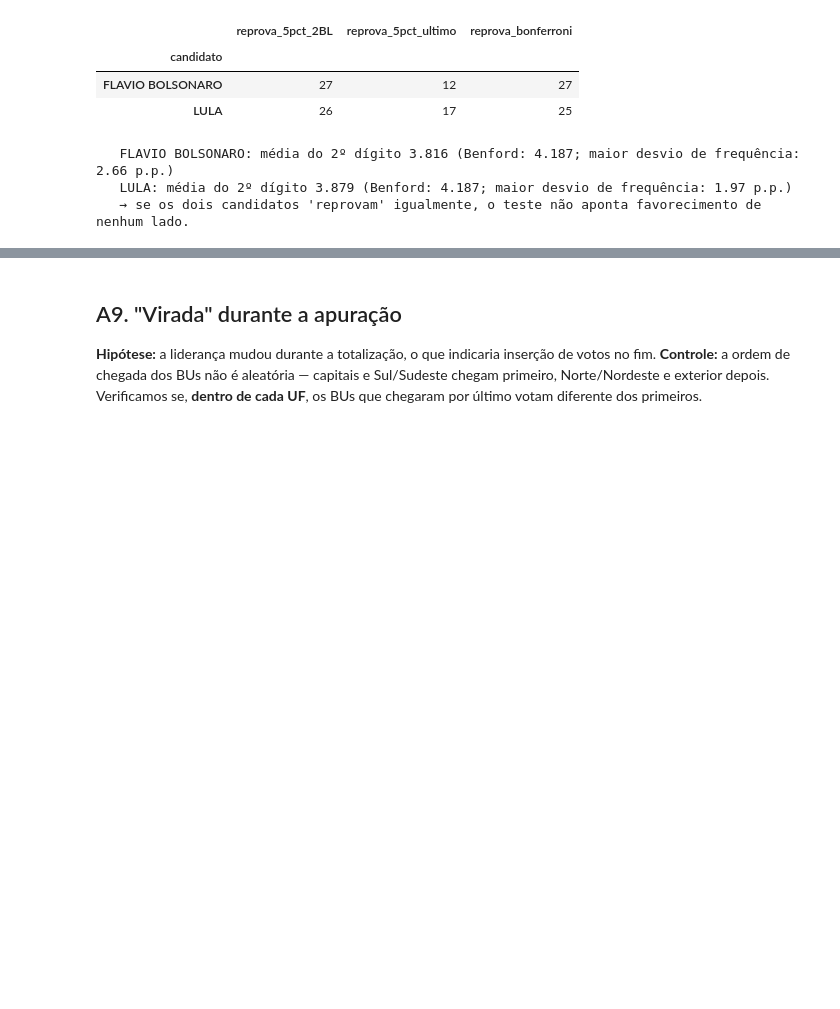
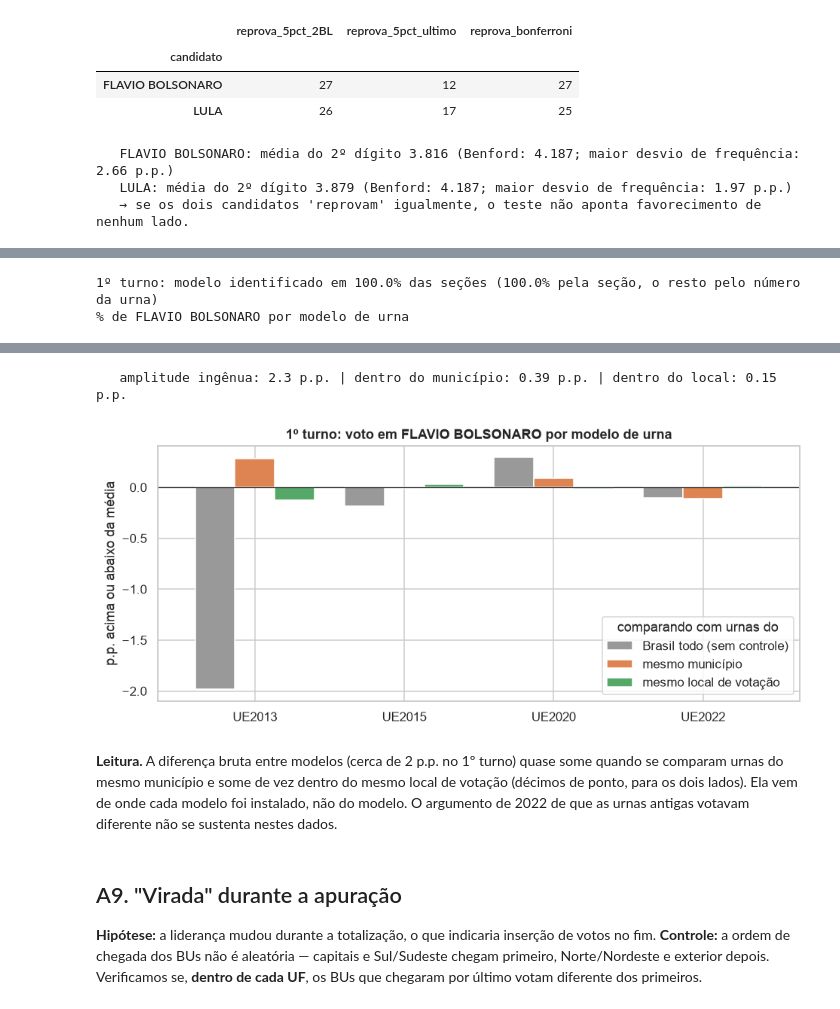
Before and after one commit to marcospflbarreto/eleicoes-2026, a Jupyter notebook: notebooks/02_auditoria_adversarial.ipynb, the cells around one changed output, grey strips where cells are left out. Cells and saved outputs as stored; diff of their text form; code cells hidden in the pictures; blank space fills up the shorter version.

```diff
--- a/notebooks/02_auditoria_adversarial.ipynb
+++ b/notebooks/02_auditoria_adversarial.ipynb
@@ -286,20 +278,0 @@ distribuídos regionalmente, então diferenças brutas refletem geografia.
-# %%
-for t in TURNOS:
-    df = T[t]
-    a, _ = A.principais(df, 2)
-    d = df[(df["votos_validos"] > 0) & df["nr_urna_efetivada"].notna() & (df["uf"] != "ZZ")].copy()
-    d["serie"] = pd.to_numeric(d["nr_urna_efetivada"], errors="coerce")
-    d = d.dropna(subset=["serie"])
-    d["decil"] = pd.qcut(d["serie"], 10, labels=False, duplicates="drop")
-    d["sh"] = d[a] / d["votos_validos"] * 100
-    d["mun"] = d["uf"].astype(str) + d["cd_municipio"].astype(str)
-    ing = d.groupby("decil").apply(lambda g: np.average(g["sh"], weights=g["votos_validos"]))
-    # efeito fixo via demeaning (muitos municípios)
-    w = d["votos_validos"]
-    sh_dm = d["sh"] - (d["sh"] * w).groupby(d["mun"]).transform("sum") / w.groupby(d["mun"]).transform("sum")
-    fe = sh_dm.groupby(d["decil"]).apply(lambda s: np.average(s, weights=w[s.index]))
-    out = pd.DataFrame({"ingênuo (% média)": ing, "dentro do município (p.p. vs média local)": fe})
-    print(f"{t}º turno — % de {a} por decil do nº de série da urna")
-    display(out)
-    print(f"   amplitude ingênua: {ing.max()-ing.min():.1f} p.p. | amplitude controlada: {fe.max()-fe.min():.2f} p.p.")
-    ax = out.plot(subplots=True, layout=(1, 2), figsize=(13, 3.5), marker="o", legend=False, title=list(out.columns)); plt.show()
@@ -321,0 +288,46 @@ for t in TURNOS:
+# %%
+ARQ_MODELO = A.PROCESSED / "modelo_urna.parquet"
+if not ARQ_MODELO.exists():
+    print("Rode `uv run modelo-urna` para ter o modelo da urna; esta seção fica de fora.")
+else:
+    MOD = pd.read_parquet(ARQ_MODELO)
+    por_urna = MOD.drop_duplicates("nr_urna").set_index("nr_urna")["modelo_urna"]
+    for t in TURNOS:
+        df = T[t]
+        a, _ = A.principais(df, 2)
+        d = df[(df["votos_validos"] > 0) & (df["uf"] != "ZZ")].copy()
+        d = d.merge(MOD[["uf", "cd_municipio", "nr_zona", "nr_secao", "modelo_urna"]], on=["uf", "cd_municipio", "nr_zona", "nr_secao"], how="left")
+        sem = d["modelo_urna"].isna()
+        d.loc[sem, "modelo_urna"] = pd.to_numeric(d.loc[sem, "nr_urna_efetivada"], errors="coerce").map(por_urna)
+        print(f"{t}º turno: modelo identificado em {d['modelo_urna'].notna().mean():.1%} das seções "
+              f"({(~sem).mean():.1%} pela seção, o resto pelo número da urna)")
+        d = d.dropna(subset=["modelo_urna"])
+        d["sh"] = d[a] / d["votos_validos"] * 100
+        w = d["votos_validos"]
+        out = pd.DataFrame({"seções": d["modelo_urna"].value_counts().sort_index(),
+                            "ingênuo (% média)": d.groupby("modelo_urna").apply(lambda g: np.average(g["sh"], weights=g["votos_validos"]))})
+        for nome, grupo in (("município", ["uf", "cd_municipio"]), ("local de votação", ["uf", "cd_municipio", "nr_zona", "nr_local_votacao"])):
+            g = d.groupby(grupo, observed=True)
+            # só grupos com mais de um modelo informam a comparação
+            mistos = g["modelo_urna"].transform("nunique") > 1
+            media = (d["sh"] * w).groupby([d[c] for c in grupo]).transform("sum") / w.groupby([d[c] for c in grupo]).transform("sum")
+            dm = (d["sh"] - media)[mistos]
+            out[f"dentro do {nome} (p.p.)"] = dm.groupby(d.loc[mistos, "modelo_urna"]).apply(lambda s: np.average(s, weights=w[s.index]))
+            out[f"seções em {nome} misto"] = mistos.groupby(d["modelo_urna"]).sum()
+        print(f"% de {a} por modelo de urna")
+        display(out)
+        print(f"   amplitude ingênua: {out['ingênuo (% média)'].max() - out['ingênuo (% média)'].min():.1f} p.p. | "
+              f"dentro do município: {out['dentro do município (p.p.)'].max() - out['dentro do município (p.p.)'].min():.2f} p.p. | "
+              f"dentro do local: {out['dentro do local de votação (p.p.)'].max() - out['dentro do local de votação (p.p.)'].min():.2f} p.p.")
+        # mesma escala nas três comparações, para que a diferença bruta e a controlada se vejam lado a lado
+        g = pd.DataFrame({"Brasil todo (sem controle)": out["ingênuo (% média)"] - np.average(d["sh"], weights=w),
+                          "mesmo município": out["dentro do município (p.p.)"],
+                          "mesmo local de votação": out["dentro do local de votação (p.p.)"]})
+        ax = g.plot.bar(rot=0, width=.8, color=["0.6", "C1", "C2"], figsize=(10, 4))
+        ax.axhline(0, color="k", lw=.8); ax.set_xlabel("")
+        ax.set_ylabel("p.p. acima ou abaixo da média")
+        ax.set_title(f"{t}º turno: voto em {a} por modelo de urna", weight="bold")
+        ax.legend(title="comparando com urnas do"); plt.show()
+# %% [output]
+1º turno: modelo identificado em 100.0% das seções (100.0% pela seção, o resto pelo número da urna)
+% de FLAVIO BOLSONARO por modelo de urna
@@ -322,3 +340,9 @@ for t in TURNOS:
+   amplitude ingênua: 2.3 p.p. | dentro do município: 0.39 p.p. | dentro do local: 0.15 p.p.
+[figure, added]
+# %% [markdown]
+**Leitura.** A diferença bruta entre modelos (cerca de 2 p.p. no 1º turno) quase some quando se comparam urnas do mesmo
+município e some de vez dentro do mesmo local de votação (décimos de ponto, para os dois lados). Ela vem de onde cada
+modelo foi instalado, não do modelo. O argumento de 2022 de que as urnas antigas votavam diferente não se sustenta nestes dados.
 # %% [markdown]
 ## A9. "Virada" durante a apuração
 **Hipótese:** a liderança mudou durante a totalização, o que indicaria inserção de votos no fim.
```
Also changed, not shown: parts of 4 cells of this notebook, 12 other files.
